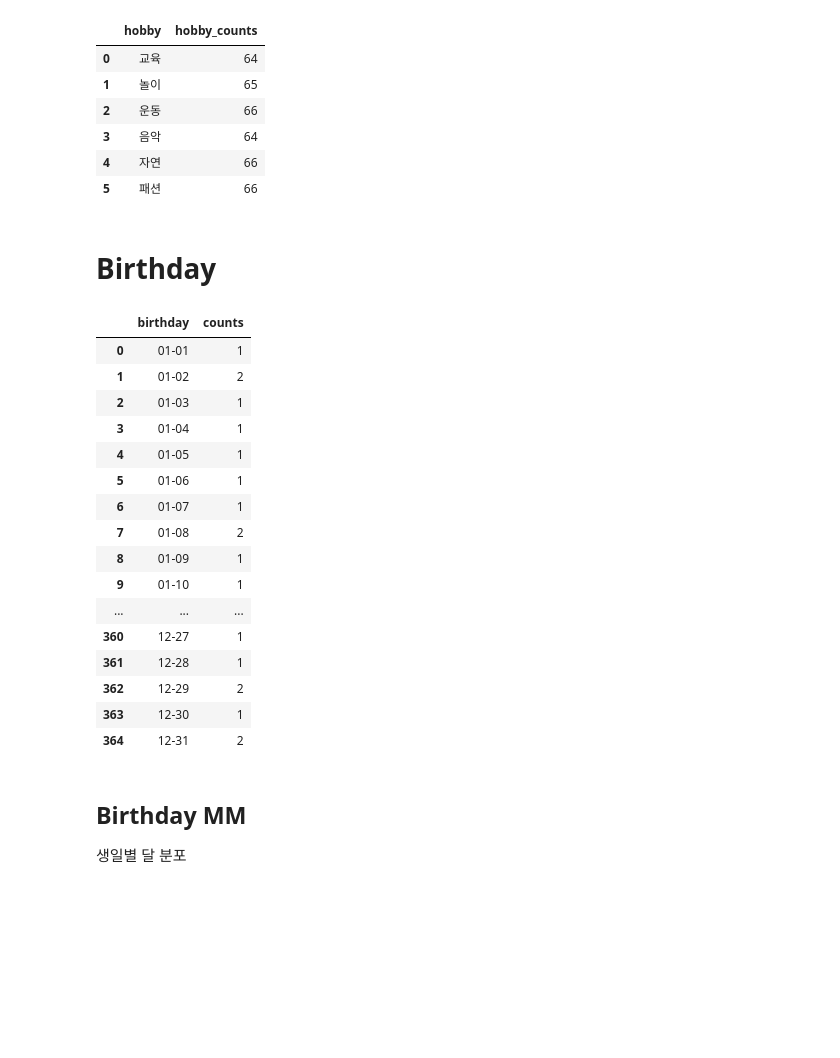
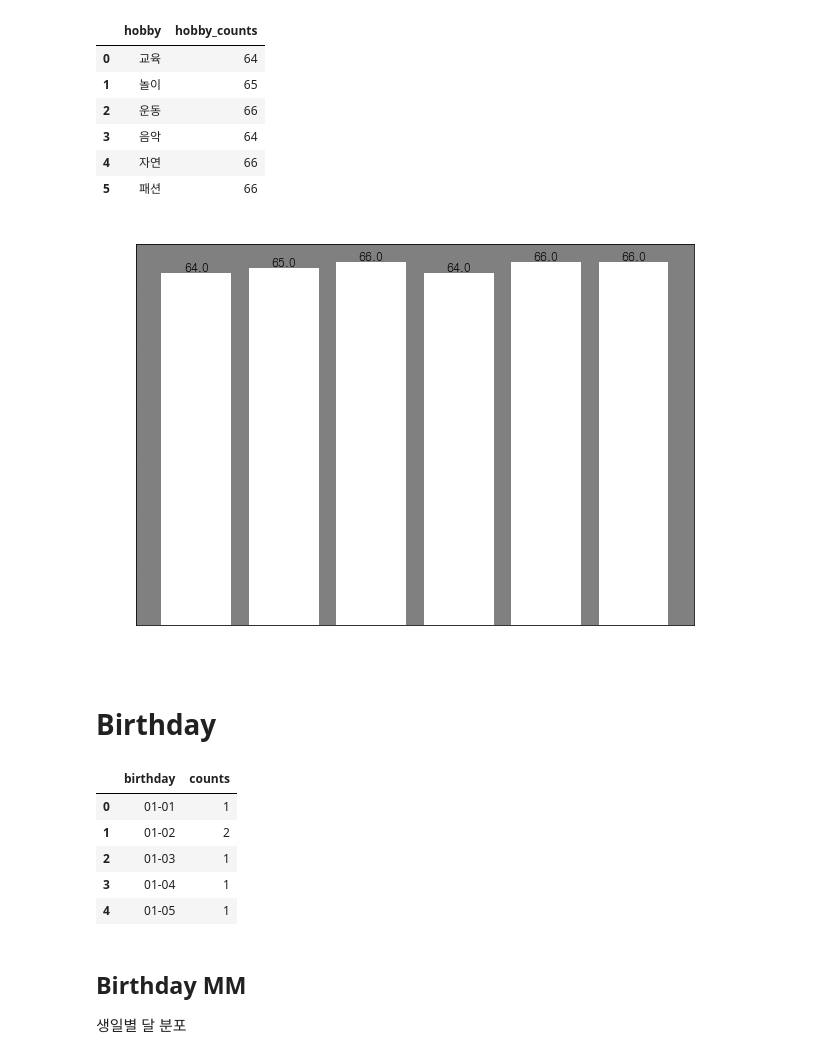
Before and after one commit to 200oki/200ok, a Jupyter notebook: da/visualization.ipynb, the cells around one changed output. Cells and saved outputs as stored; diff of their text form; code cells hidden in the pictures; blank space fills up the shorter version.

Commit message:
feat: add graph feat : 새로운 기능 추가 fix : 버그 수정 docs : 문서 수정 modify : 기능 수정 및 코드 수정 refact : 리팩토링

```diff
--- a/da/visualization.ipynb
+++ b/da/visualization.ipynb
@@ -49,33 +68,38 @@ characters.groupby('hobby').size().reset_index(name='hobby_counts')
 | 3 | 음악 | 64 |
 | 4 | 자연 | 66 |
 | 5 | 패션 | 66 |
+# %%
+# 취미
+fig2, ax2 = plt.subplots(figsize=(10, 7))
+plt.title('취미').set_color('white')
+plt.xlabel('hobby').set_color('white')
+plt.ylabel('hobby_counts').set_color('white')
+ax2.tick_params(axis='x', colors="white")
+ax2.tick_params(axis='y', colors="white")
+ax2.set_facecolor('grey')
+bar2 = ax2.bar(hobby['hobby'], hobby['hobby_counts'], color='white')
+
+for rect in bar2:
+    height = rect.get_height()
+    plt.text(rect.get_x() + rect.get_width()/2.0, height, '%.1f' % height, ha='center', va='bottom', size = 12)
+# %% [output]
+[figure, added]
 # %% [markdown]
 # Birthday
 # %%
 # 생일 같은 주민이 있는지 확인 => 존재 (최대 3명까지 겹침. 06-07)
 birth = characters.groupby('birthday').size().reset_index(name='counts')
-birth
+birth.head()
 # birth.loc[birth['counts'].idxmax()]
 
 # 생일이 없는 날이 있는지 확인 => 없는 날 04-01
 # %% [output]
 |  | birthday | counts |
 | 0 | 01-01 | 1 |
 | 1 | 01-02 | 2 |
 | 2 | 01-03 | 1 |
 | 3 | 01-04 | 1 |
 | 4 | 01-05 | 1 |
-| 5 | 01-06 | 1 |
-| 6 | 01-07 | 1 |
-| 7 | 01-08 | 2 |
-| 8 | 01-09 | 1 |
-| 9 | 01-10 | 1 |
-| ... | ... | ... |
-| 360 | 12-27 | 1 |
-| 361 | 12-28 | 1 |
-| 362 | 12-29 | 2 |
-| 363 | 12-30 | 1 |
-| 364 | 12-31 | 2 |
 # %% [markdown]
 ## Birthday MM
 생일별 달 분포
```
Also changed, not shown: parts of 17 cells of this notebook.
